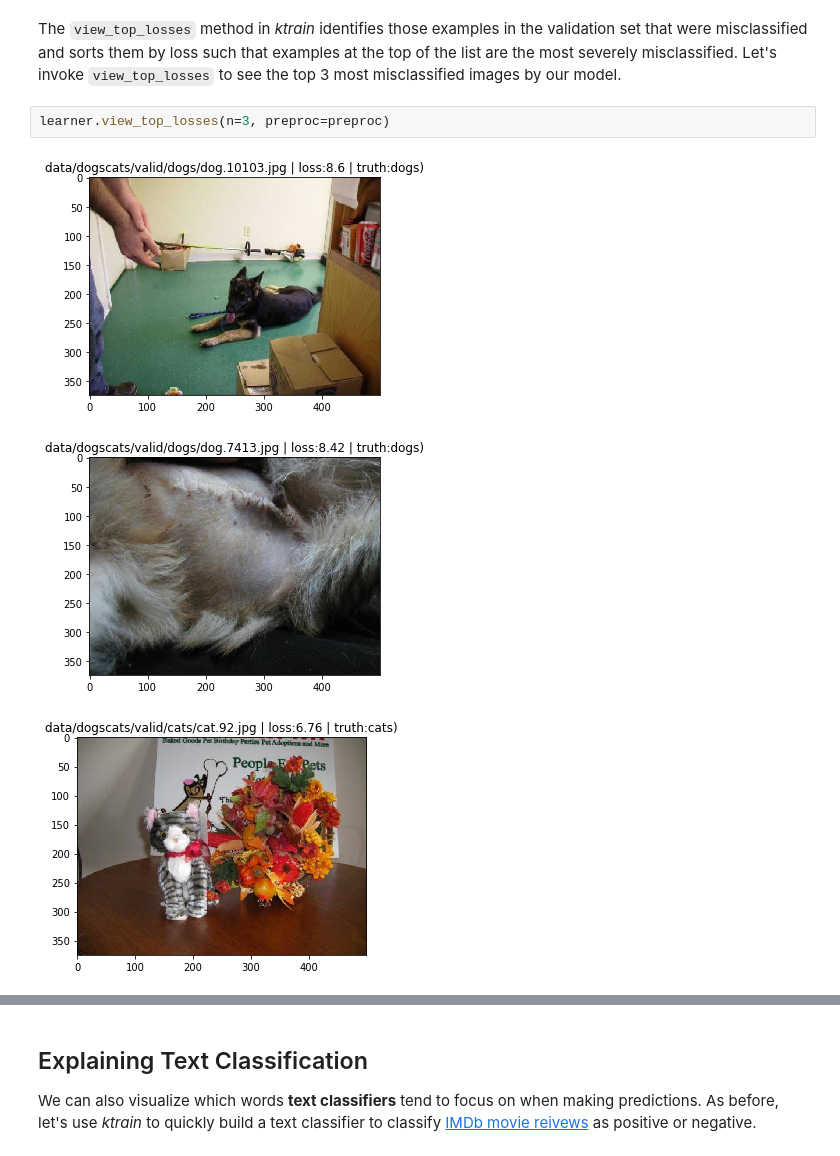
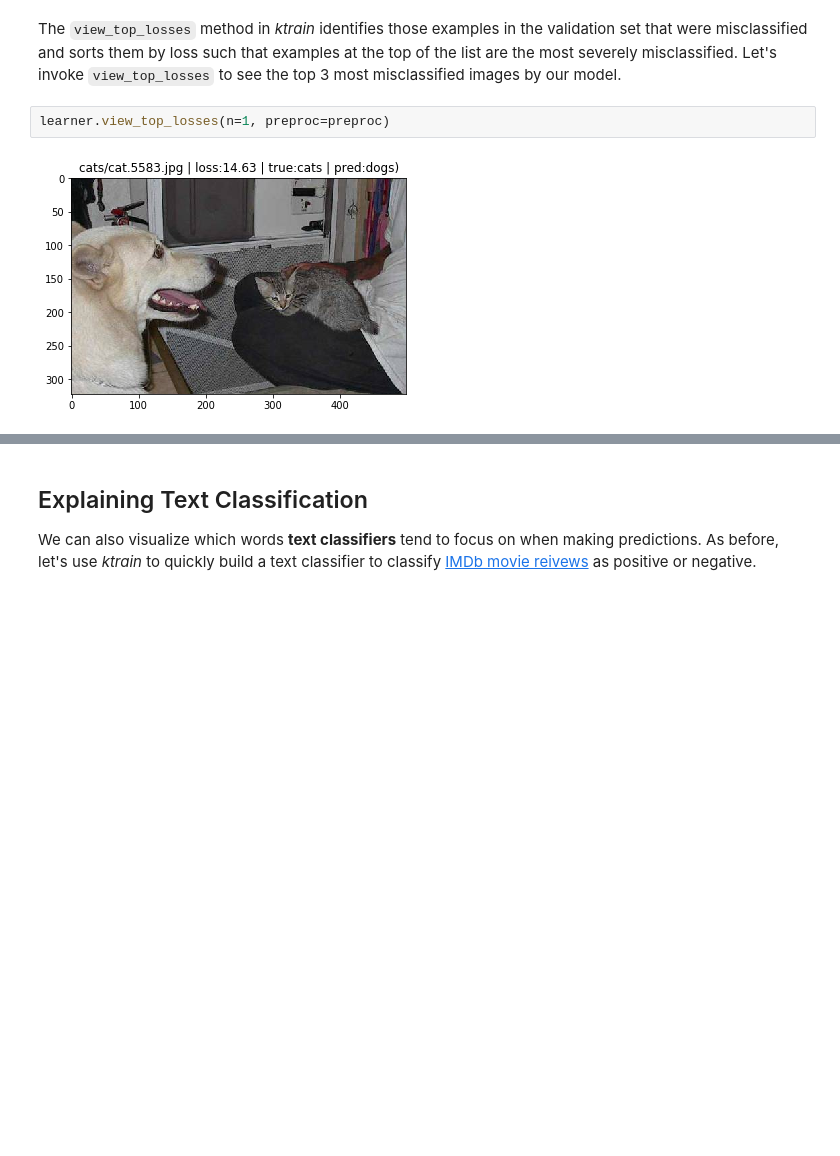
Before and after one commit to amaiya/ktrain, a Jupyter notebook: tutorial-05-explaining-predictions.ipynb, the cells around one changed output, grey strips where cells are left out. Saved outputs shown, nothing was run; the diff lists cells and outputs as text; blank space fills up the shorter version.

Commit message:
added prediction to output of top_losses and view_top_losses

```diff
--- a/tutorial-05-explaining-predictions.ipynb
+++ b/tutorial-05-explaining-predictions.ipynb
@@ -59,8 +59,6 @@ Epoch 1/1
 # %% [markdown]
 The `view_top_losses` method in *ktrain* identifies those examples in the validation set that were misclassified and sorts them by loss such that examples at the top of the list are the most severely misclassified.  Let's invoke `view_top_losses` to see the top 3 most misclassified images by our model.
 # %%
-learner.view_top_losses(n=3, preproc=preproc)
+learner.view_top_losses(n=1, preproc=preproc)
 # %% [output]
-[figure, old version]
+[figure, new version]
-[figure, removed]
-[figure, removed]
```
Also changed, not shown: parts of 14 cells of this notebook, 1 other file.
